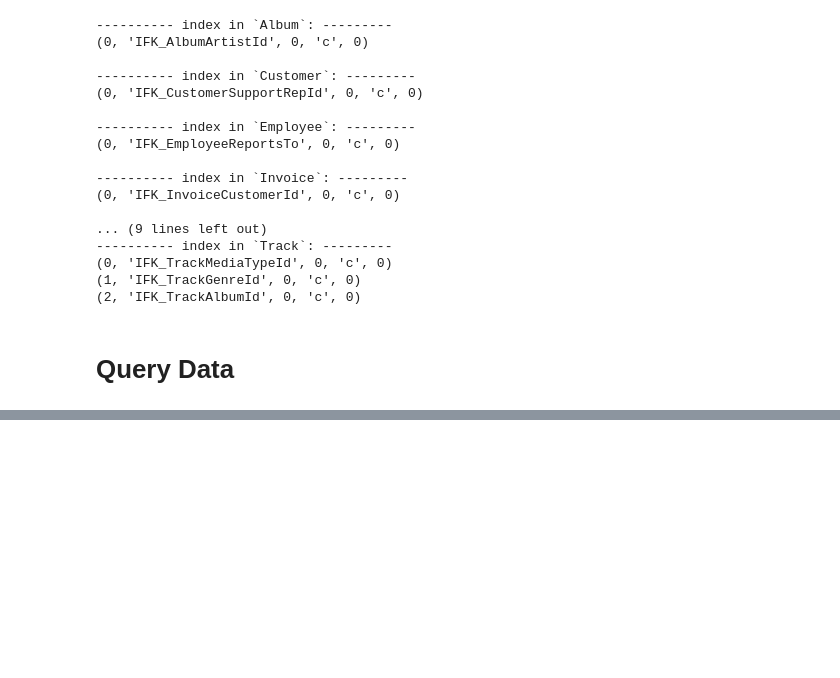
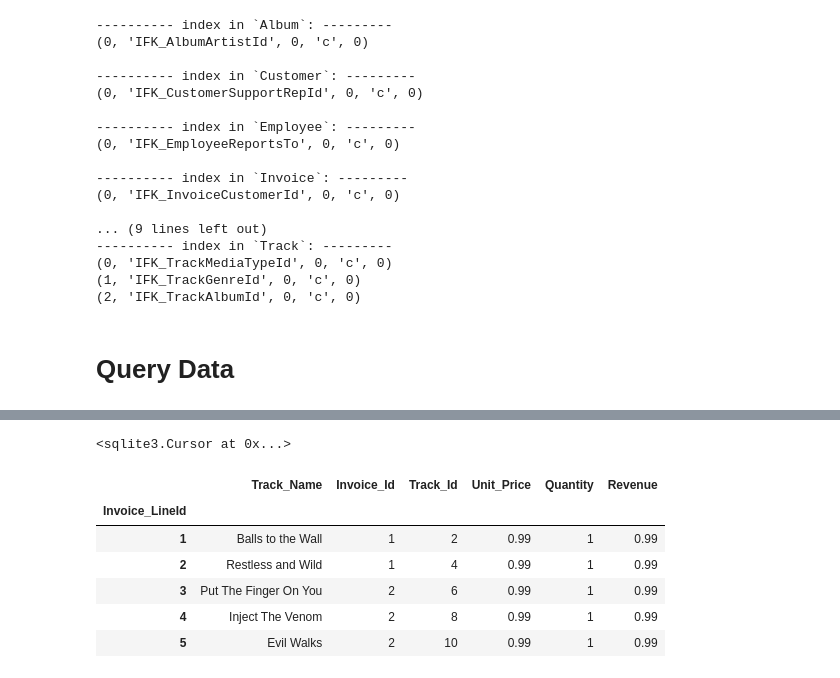
Before and after one commit to Ahmed122000/Chinook_Discover, a Jupyter notebook: Chinook_Discover.ipynb, the cells around one changed output, grey strips where cells are left out. Drawn from its saved outputs; the diff is of its cells as text; code cells hidden in the pictures; blank space fills up the shorter version.

```diff
--- a/Chinook_Discover.ipynb
+++ b/Chinook_Discover.ipynb
@@ -181,0 +165,18 @@ res.fetchall()
+# %%
+InvoiceLine_table_query = "SELECT t.Name, il.* FROM InvoiceLine AS il JOIN Track as t ON il.TrackId = t.TrackId"
+cur.execute(InvoiceLine_table_query)
+# %% [output]
+<sqlite3.Cursor at 0x...>
+# %%
+InvoiceLine_table = pd.DataFrame(cur.fetchall(), columns=["Track_Name", "Invoice_LineId", "Invoice_Id", 'Track_Id', "Unit_Price", "Quantity"])
+InvoiceLine_table = InvoiceLine_table.set_index("Invoice_LineId")
+InvoiceLine_table['Revenue'] = InvoiceLine_table['Unit_Price'] * InvoiceLine_table['Quantity']
+InvoiceLine_table.head()
+# %% [output]
+|  | Track_Name | Invoice_Id | Track_Id | Unit_Price | Quantity | Revenue |
+| Invoice_LineId |  |  |  |  |  |  |
+| 1 | Balls to the Wall | 1 | 2 | 0.99 | 1 | 0.99 |
+| 2 | Restless and Wild | 1 | 4 | 0.99 | 1 | 0.99 |
+| 3 | Put The Finger On You | 2 | 6 | 0.99 | 1 | 0.99 |
+| 4 | Inject The Venom | 2 | 8 | 0.99 | 1 | 0.99 |
+| 5 | Evil Walks | 2 | 10 | 0.99 | 1 | 0.99 |
```
Also changed, not shown: parts of 24 cells of this notebook.
